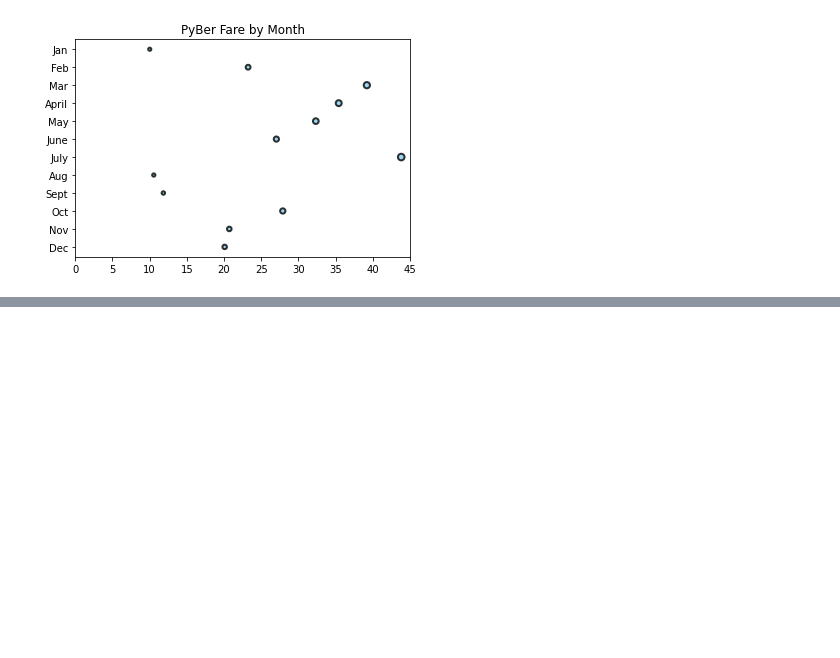
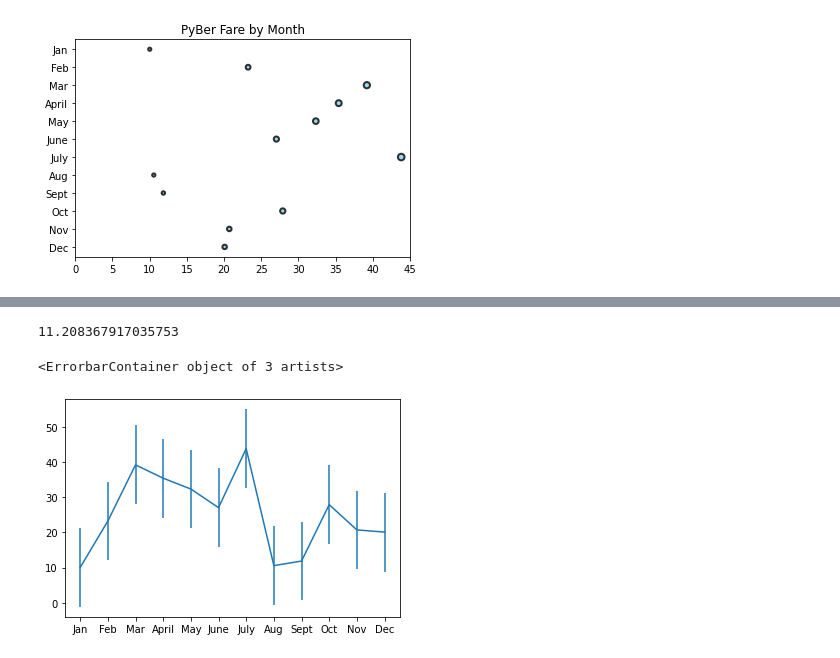
Before and after one commit to KathleenYager/PyBer-Analysis, a Jupyter notebook: PyBer_Practice_new.ipynb, the cells around one changed output, grey strips where cells are left out. Cells and saved outputs as stored; diff of their text form; code cells hidden in the pictures; blank space fills up the shorter version.

```diff
--- a/PyBer_Practice_new.ipynb
+++ b/PyBer_Practice_new.ipynb
@@ -217,0 +268,17 @@ for data in y_axis:
+# %%
+# Set the x-axis to a list of strings for each month.
+x_axis = ["Jan", "Feb", "Mar", "April", "May", "June", "July", "Aug", "Sept", "Oct", "Nov", "Dec"]
+
+# Set the y-axis to a list of floats as the total fare in US dollars accumulated for each month.
+y_axis = [10.02, 23.24, 39.20, 35.42, 32.34, 27.04, 43.82, 10.56, 11.85, 27.90, 20.71, 20.09]
+# %%
+# Get the standard deviation of the values in the y-axis.
+stdev = statistics.stdev(y_axis)
+stdev
+# %% [output]
+11.208367917035753
+# %%
+plt.errorbar(x_axis, y_axis, yerr=stdev)
+# %% [output]
+<ErrorbarContainer object of 3 artists>
+[figure, added]
```
Also changed, not shown: parts of 11 cells of this notebook, 5 other files.
